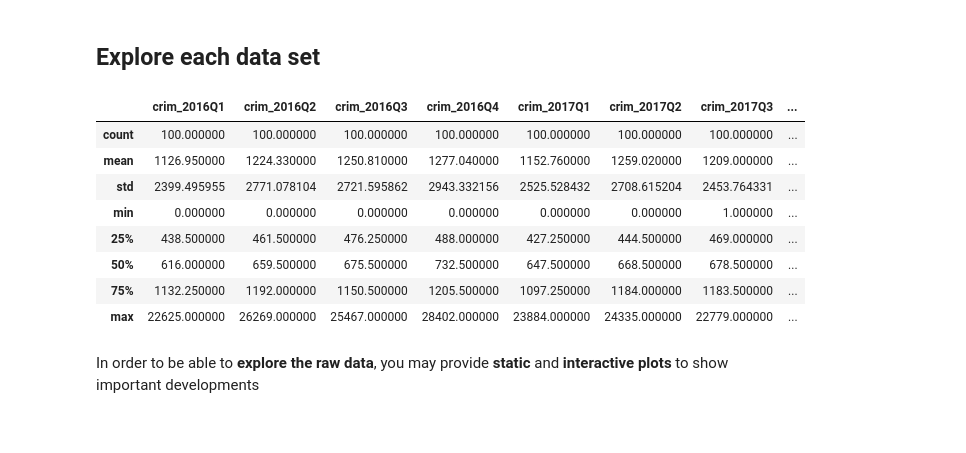
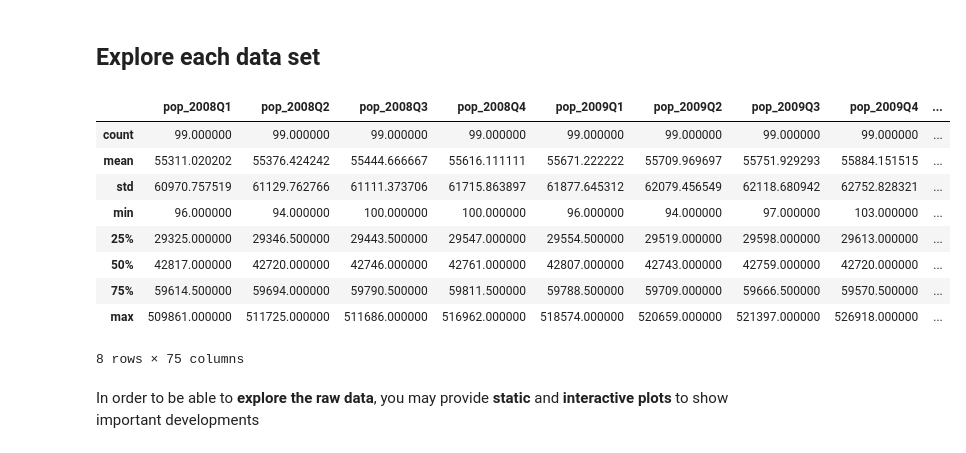
Before and after one commit to NumEconCopenhagen/projects-2023-latin-power, a Jupyter notebook: dataproject/dataproject.ipynb, the cells around one changed output. Saved outputs shown, nothing was run; the diff lists cells and outputs as text; code cells hidden in the pictures.

```diff
--- a/dataproject/dataproject.ipynb
+++ b/dataproject/dataproject.ipynb
@@ -73,17 +93,21 @@ for n,i in enumerate(data):
 # %% [markdown]
 ## Explore each data set
-# %%
-criminality.describe()
-# %% [output]
-|  | crim_2016Q1 | crim_2016Q2 | crim_2016Q3 | crim_2016Q4 | crim_2017Q1 | crim_2017Q2 | crim_2017Q3 | ... |
-| count | 100.000000 | 100.000000 | 100.000000 | 100.000000 | 100.000000 | 100.000000 | 100.000000 | ... |
-| mean | 1126.950000 | 1224.330000 | 1250.810000 | 1277.040000 | 1152.760000 | 1259.020000 | 1209.000000 | ... |
-| std | 2399.495955 | 2771.078104 | 2721.595862 | 2943.332156 | 2525.528432 | 2708.615204 | 2453.764331 | ... |
-| min | 0.000000 | 0.000000 | 0.000000 | 0.000000 | 0.000000 | 0.000000 | 1.000000 | ... |
-| 25% | 438.500000 | 461.500000 | 476.250000 | 488.000000 | 427.250000 | 444.500000 | 469.000000 | ... |
-| 50% | 616.000000 | 659.500000 | 675.500000 | 732.500000 | 647.500000 | 668.500000 | 678.500000 | ... |
-| 75% | 1132.250000 | 1192.000000 | 1150.500000 | 1205.500000 | 1097.250000 | 1184.000000 | 1183.500000 | ... |
-| max | 22625.000000 | 26269.000000 | 25467.000000 | 28402.000000 | 23884.000000 | 24335.000000 | 22779.000000 | ... |
+# %%
+#doing the statistics mean of the total years
+
+criminality.describe()
+pop.describe()
+# %% [output]
+|  | pop_2008Q1 | pop_2008Q2 | pop_2008Q3 | pop_2008Q4 | pop_2009Q1 | pop_2009Q2 | pop_2009Q3 | pop_2009Q4 | ... |
+| count | 99.000000 | 99.000000 | 99.000000 | 99.000000 | 99.000000 | 99.000000 | 99.000000 | 99.000000 | ... |
+| mean | 55311.020202 | 55376.424242 | 55444.666667 | 55616.111111 | 55671.222222 | 55709.969697 | 55751.929293 | 55884.151515 | ... |
+| std | 60970.757519 | 61129.762766 | 61111.373706 | 61715.863897 | 61877.645312 | 62079.456549 | 62118.680942 | 62752.828321 | ... |
+| min | 96.000000 | 94.000000 | 100.000000 | 100.000000 | 96.000000 | 94.000000 | 97.000000 | 103.000000 | ... |
+| 25% | 29325.000000 | 29346.500000 | 29443.500000 | 29547.000000 | 29554.500000 | 29519.000000 | 29598.000000 | 29613.000000 | ... |
+| 50% | 42817.000000 | 42720.000000 | 42746.000000 | 42761.000000 | 42807.000000 | 42743.000000 | 42759.000000 | 42720.000000 | ... |
+| 75% | 59614.500000 | 59694.000000 | 59790.500000 | 59811.500000 | 59788.500000 | 59709.000000 | 59666.500000 | 59570.500000 | ... |
+| max | 509861.000000 | 511725.000000 | 511686.000000 | 516962.000000 | 518574.000000 | 520659.000000 | 521397.000000 | 526918.000000 | ... |
+8 rows × 75 columns
 # %% [markdown]
 In order to be able to **explore the raw data**, you may provide **static** and **interactive plots** to show important developments
 # %% [markdown]
```
Also changed, not shown: parts of 3 cells of this notebook, 2 other files.
